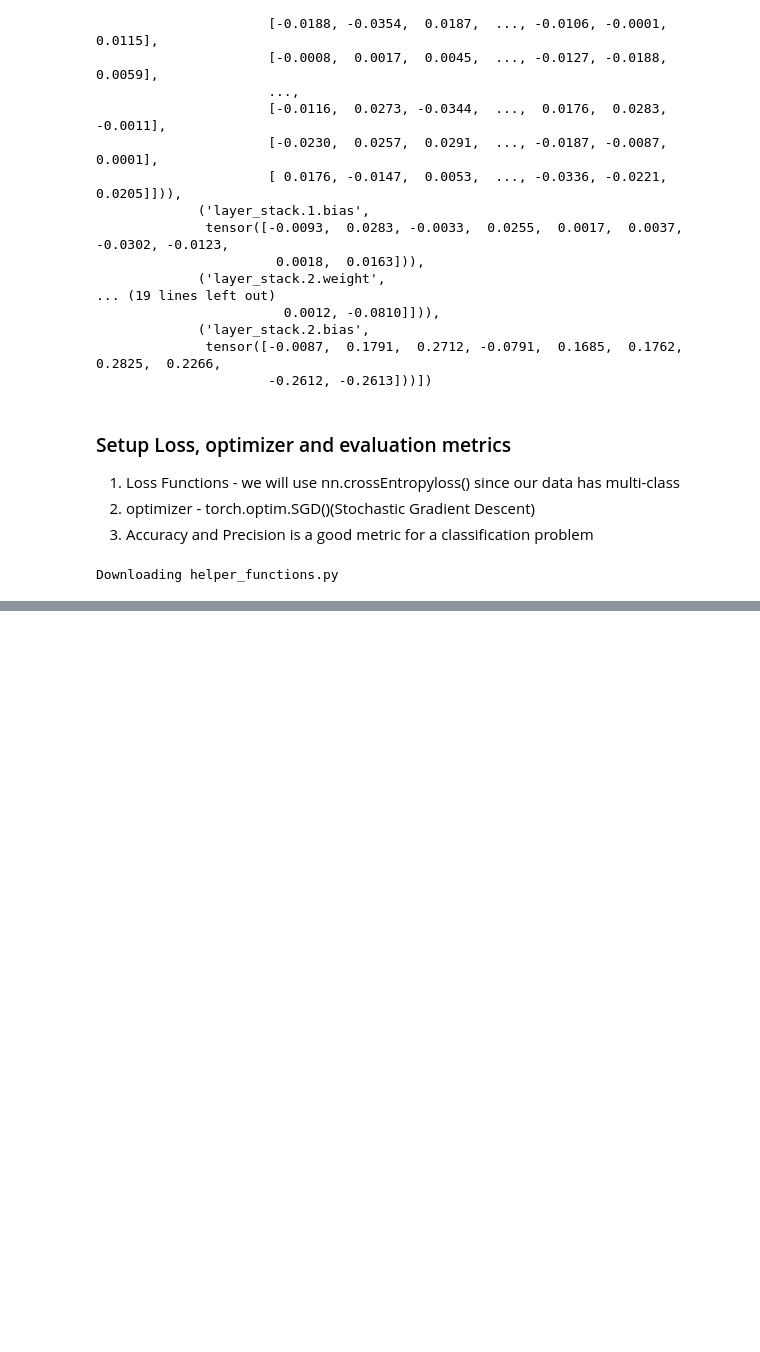
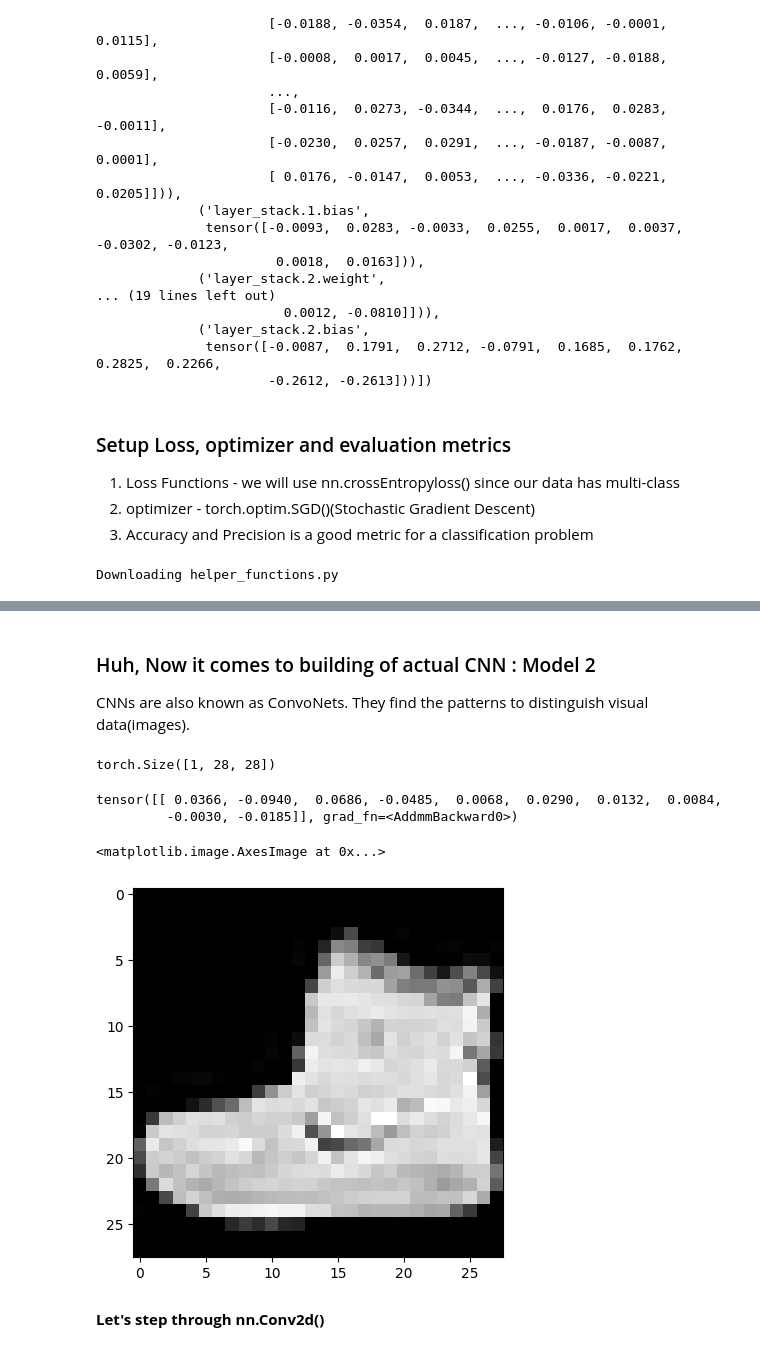
Before and after one commit to amann-03/Computer_Vision, a Jupyter notebook: CNN_Classification_Multi_Set.ipynb, the cells around one changed output, grey strips where cells are left out. Cells and saved outputs as stored; diff of their text form; code cells hidden in the pictures; blank space fills up the shorter version.

```diff
--- a/CNN_Classification_Multi_Set.ipynb
+++ b/CNN_Classification_Multi_Set.ipynb
@@ -328,0 +730,5 @@ optimizer = torch.optim.SGD(params=model_0.parameters(),
+# %% [markdown]
+### Huh, Now it comes to building of actual CNN : Model 2
+
+CNNs are also known as ConvoNets.
+They find the patterns to distinguish visual data(images).
@@ -328,0 +794,18 @@ optimizer = torch.optim.SGD(params=model_0.parameters(),
+# %%
+rand_image_tensor = torch.randn(size=(1, 28, 28))
+rand_image_tensor.shape
+# %% [output]
+torch.Size([1, 28, 28])
+# %%
+# Pass image through model
+model_2(rand_image_tensor.unsqueeze(0).to(device))
+# %% [output]
+tensor([[ 0.0366, -0.0940,  0.0686, -0.0485,  0.0068,  0.0290,  0.0132,  0.0084,
+         -0.0030, -0.0185]], grad_fn=<AddmmBackward0>)
+# %%
+plt.imshow(image.squeeze(), cmap="gray")
+# %% [output]
+<matplotlib.image.AxesImage at 0x...>
+[figure, added]
+# %% [markdown]
+**Let's step through nn.Conv2d()**
```
Also changed, not shown: parts of 70 cells of this notebook.
